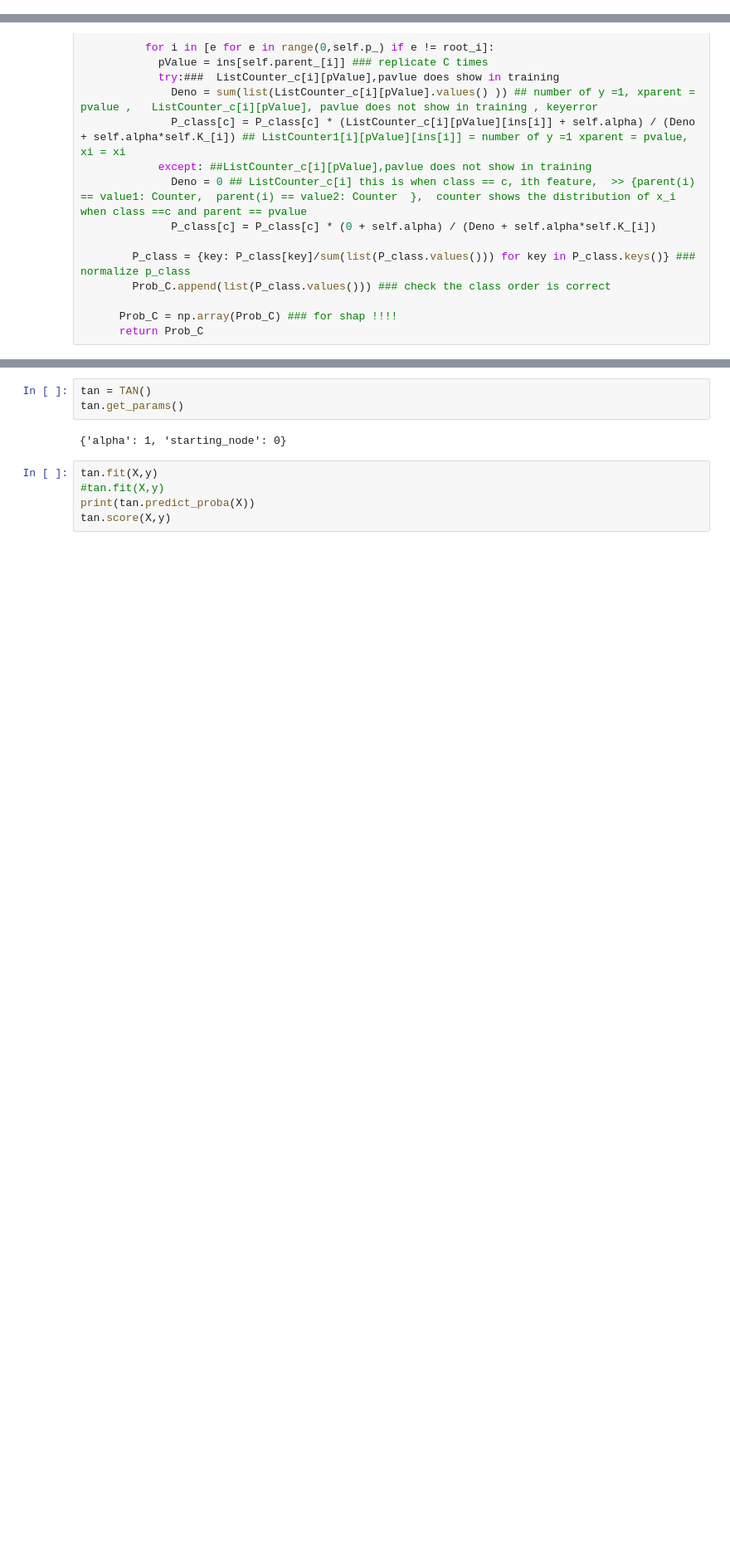
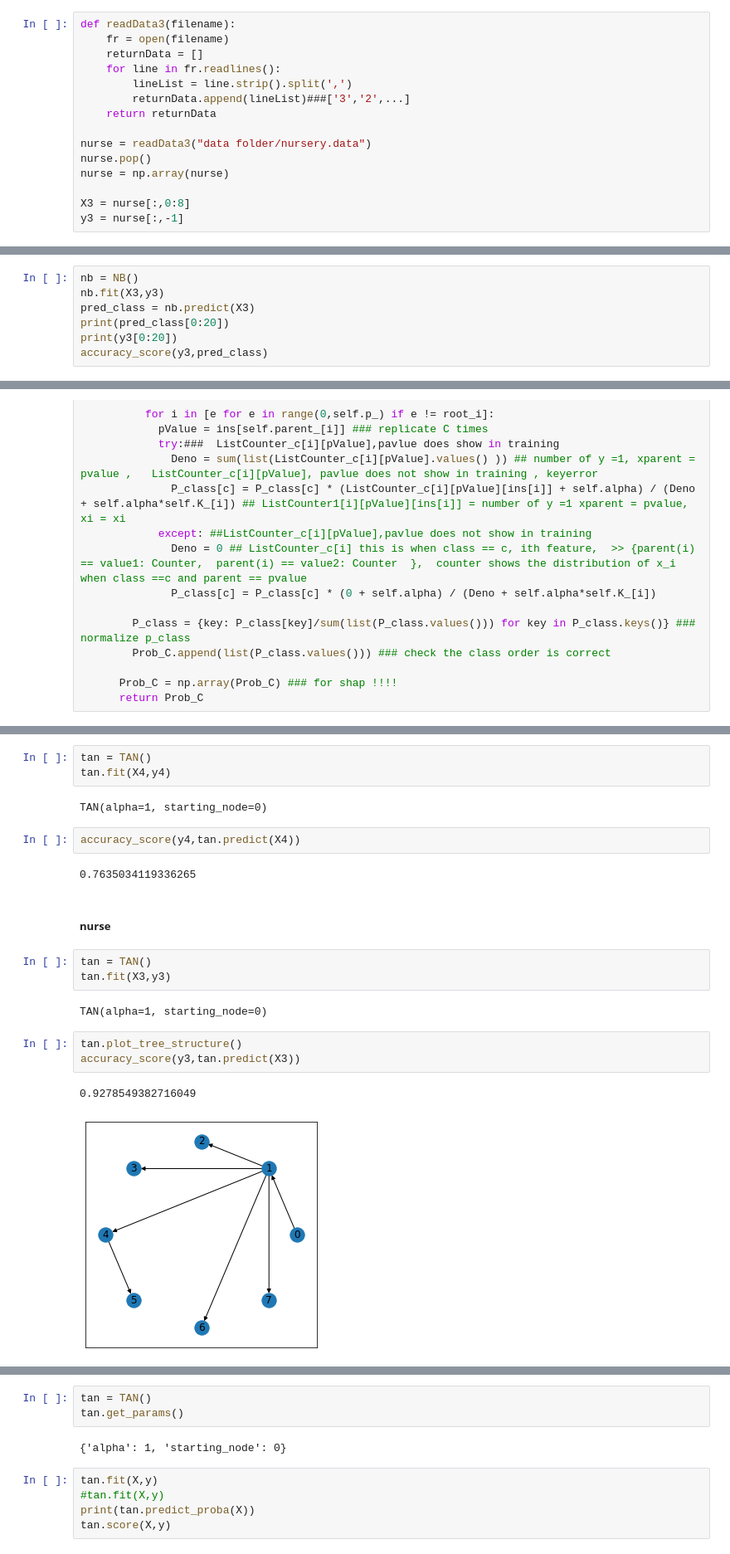
Before and after one commit to chengning-zhang/Simple-TAN-and-Ensemble-TAN, a Jupyter notebook: examples/Sklearn_bayesian_network.ipynb, the cells around one changed output, grey strips where cells are left out. Shown: that part at 83% size. Cells and saved outputs as stored; diff of their text form; blank space fills up the shorter version.

```diff
--- a/examples/Sklearn_bayesian_network.ipynb
+++ b/examples/Sklearn_bayesian_network.ipynb
@@ -86,0 +85,15 @@ y2 = lactamase[:,-1]
+# %%
+def readData3(filename):
+	fr = open(filename)
+	returnData = []
+	for line in fr.readlines():
+		lineList = line.strip().split(',')
+		returnData.append(lineList)###['3','2',...]
+	return returnData
+
+nurse = readData3("data folder/nursery.data")
+nurse.pop()
+nurse = np.array(nurse)
+
+X3 = nurse[:,0:8]
+y3 = nurse[:,-1]
@@ -245,0 +428,7 @@ class NB(Bayes_net):
+# %%
+nb = NB()
+nb.fit(X3,y3)
+pred_class = nb.predict(X3)
+print(pred_class[0:20])
+print(y3[0:20])
+accuracy_score(y3,pred_class)
@@ -396,0 +611,22 @@ class TAN(Bayes_net):
+# %%
+tan = TAN()
+tan.fit(X4,y4)
+# %% [output]
+TAN(alpha=1, starting_node=0)
+# %%
+accuracy_score(y4,tan.predict(X4))
+# %% [output]
+0.7635034119336265
+# %% [markdown]
+##### nurse
+# %%
+tan = TAN()
+tan.fit(X3,y3)
+# %% [output]
+TAN(alpha=1, starting_node=0)
+# %%
+tan.plot_tree_structure()
+accuracy_score(y3,tan.predict(X3))
+# %% [output]
+0.9278549382716049
+[figure, added]
```
Also changed, not shown: parts of 104 cells of this notebook.
